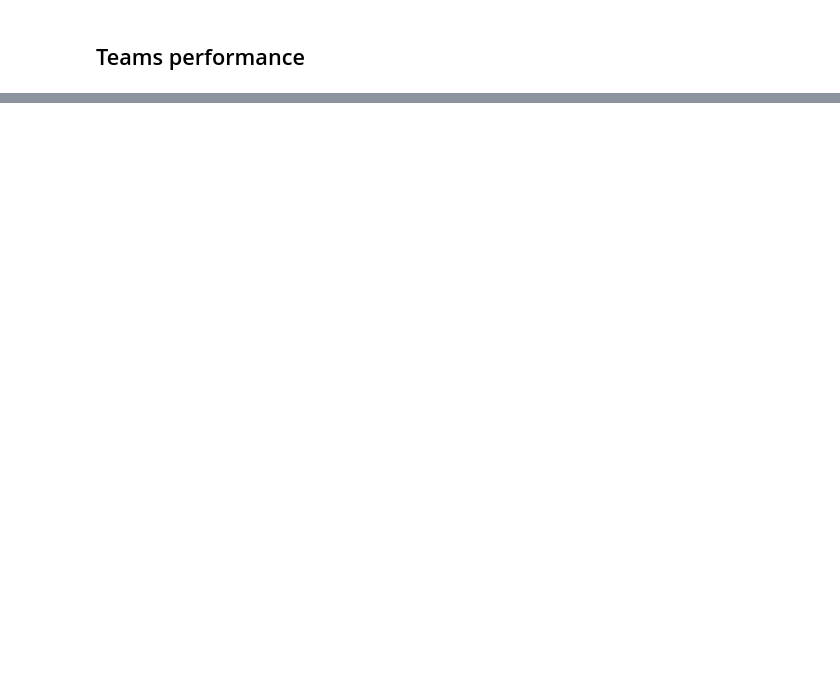
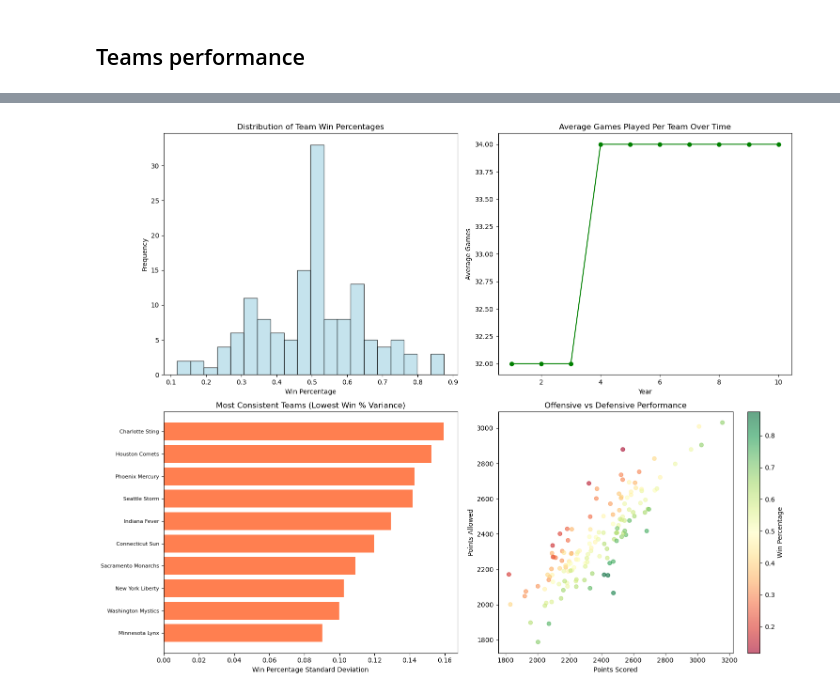
Before and after one commit to diogovenade/ac-wnba, a Jupyter notebook: src/book.ipynb, the cells around one changed output, grey strips where cells are left out. Saved outputs shown, nothing was run; the diff lists cells and outputs as text; code cells hidden in the pictures; blank space fills up the shorter version.

```diff
--- a/src/book.ipynb
+++ b/src/book.ipynb
@@ -132,0 +173,39 @@ Name: won, dtype: int64
+# %%
+# Team performance consistency over time
+fig, axes = plt.subplots(2, 2, figsize=(15, 12))
+
+# Win percentage distribution
+axes[0,0].hist(teams_df['win_pct'], bins=20, alpha=0.7, color='lightblue', edgecolor='black')
+axes[0,0].set_title('Distribution of Team Win Percentages')
+axes[0,0].set_xlabel('Win Percentage')
+axes[0,0].set_ylabel('Frequency')
+
+# Games played over time (to see if schedule changed)
+games_per_year = teams_df.groupby('year')['GP'].mean()
+axes[0,1].plot(games_per_year.index, games_per_year.values, marker='o', color='green')
+axes[0,1].set_title('Average Games Played Per Team Over Time')
+axes[0,1].set_xlabel('Year')
+axes[0,1].set_ylabel('Average Games')
+
+# Win percentage variance for teams with multiple seasons
+team_variance = teams_df.groupby('name')['win_pct'].agg(['mean', 'std', 'count'])
+consistent_teams = team_variance[team_variance['count'] >= 5].sort_values('std')
+
+axes[1,0].barh(range(len(consistent_teams.head(10))), consistent_teams.head(10)['std'], color='coral')
+axes[1,0].set_yticks(range(len(consistent_teams.head(10))))
+axes[1,0].set_yticklabels(consistent_teams.head(10).index, fontsize=8)
+axes[1,0].set_title('Most Consistent Teams (Lowest Win % Variance)')
+axes[1,0].set_xlabel('Win Percentage Standard Deviation')
+
+# Points scored vs points allowed
+axes[1,1].scatter(teams_df['o_pts'], teams_df['d_pts'], alpha=0.6, c=teams_df['win_pct'], cmap='RdYlGn')
+axes[1,1].set_xlabel('Points Scored')
+axes[1,1].set_ylabel('Points Allowed')
+axes[1,1].set_title('Offensive vs Defensive Performance')
+cbar = plt.colorbar(axes[1,1].collections[0], ax=axes[1,1])
+cbar.set_label('Win Percentage')
+
+plt.tight_layout()
+plt.show()
+# %% [output]
+[figure, added]
```
Also changed, not shown: parts of 18 cells of this notebook.
